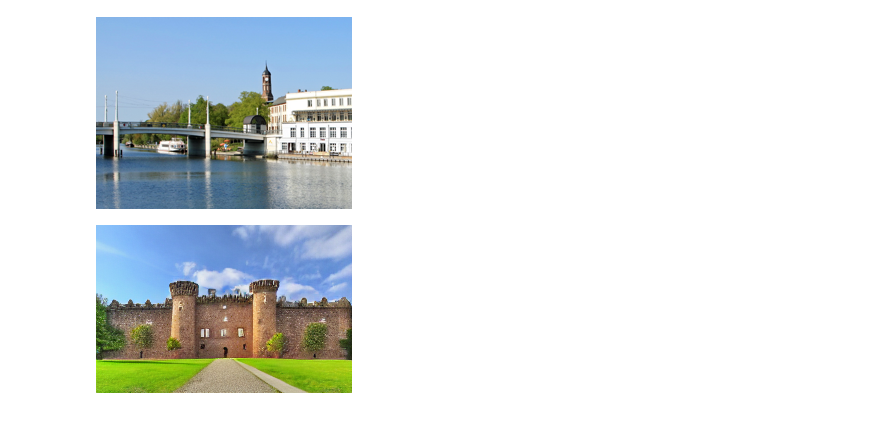
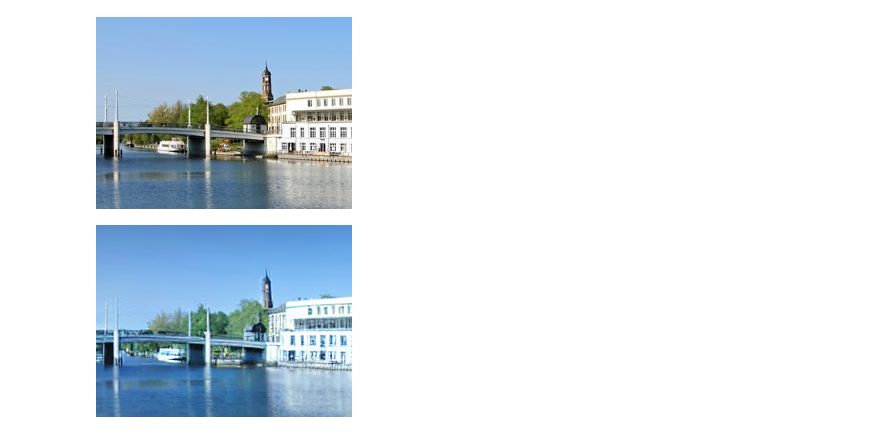
Before and after one commit to arneallwardt/smart_graphics_submission_2, a Jupyter notebook: task_3/instruct_pix2pix.ipynb, the cells around one changed output. Cells and saved outputs as stored; diff of their text form; code cells hidden in the pictures.

```diff
--- a/task_3/instruct_pix2pix.ipynb
+++ b/task_3/instruct_pix2pix.ipynb
@@ -56,10 +56,10 @@ image_resized
 # %% [output]
 [figure]
 # %%
-prompt = "make the building look like a castle"
+prompt = "Make it look more futuristic, while keeping the water realistic."
 # %%
-images = pipe(prompt, image=image_resized, num_inference_steps=20, image_guidance_scale=1).images
+images = pipe(prompt, image=image_resized, num_inference_steps=20, image_guidance_scale=1.4).images
 images[0]
 # %% [output]
-[figure, old version]
+[figure, new version]
 # %%
```
Also changed, not shown: parts of 2 cells of this notebook, 2 other files.
